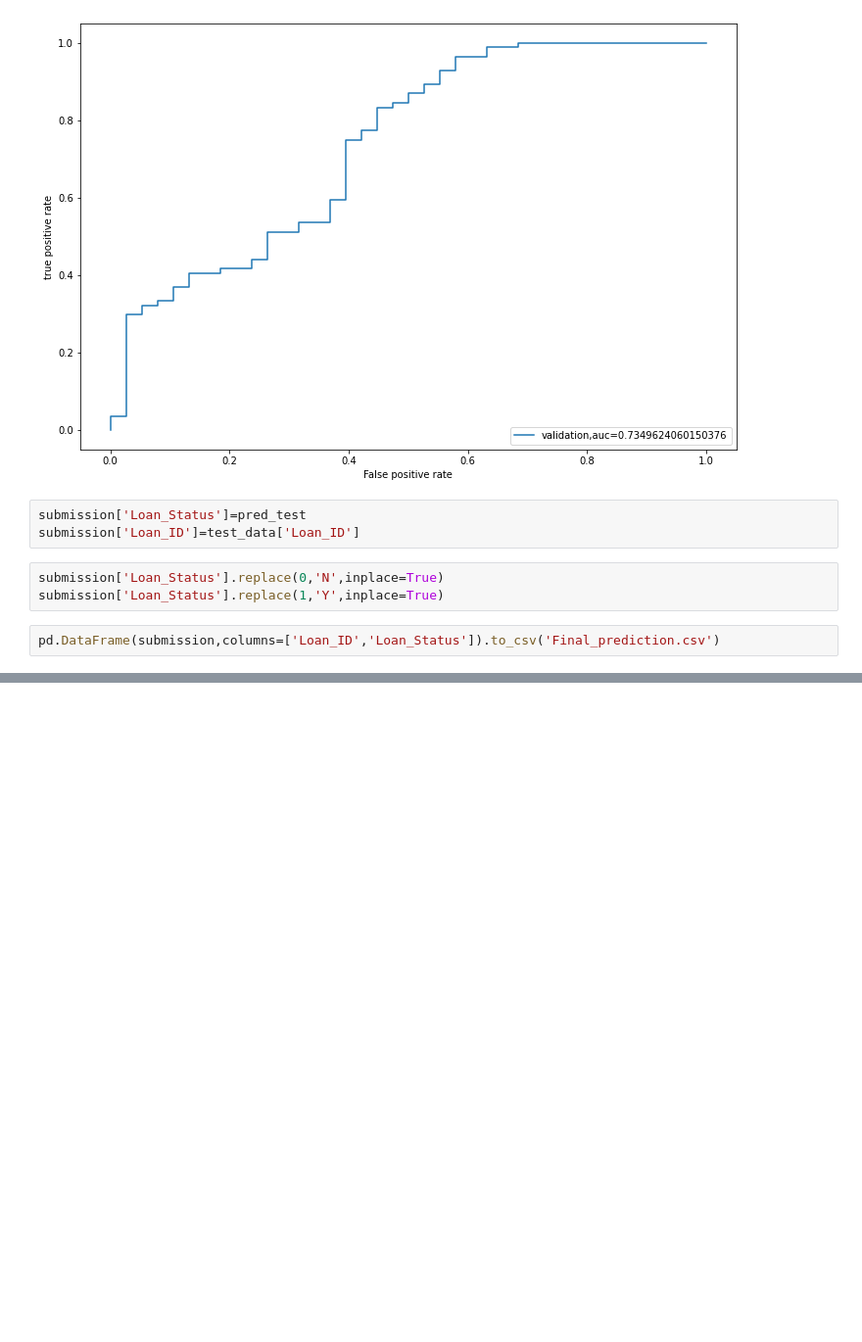
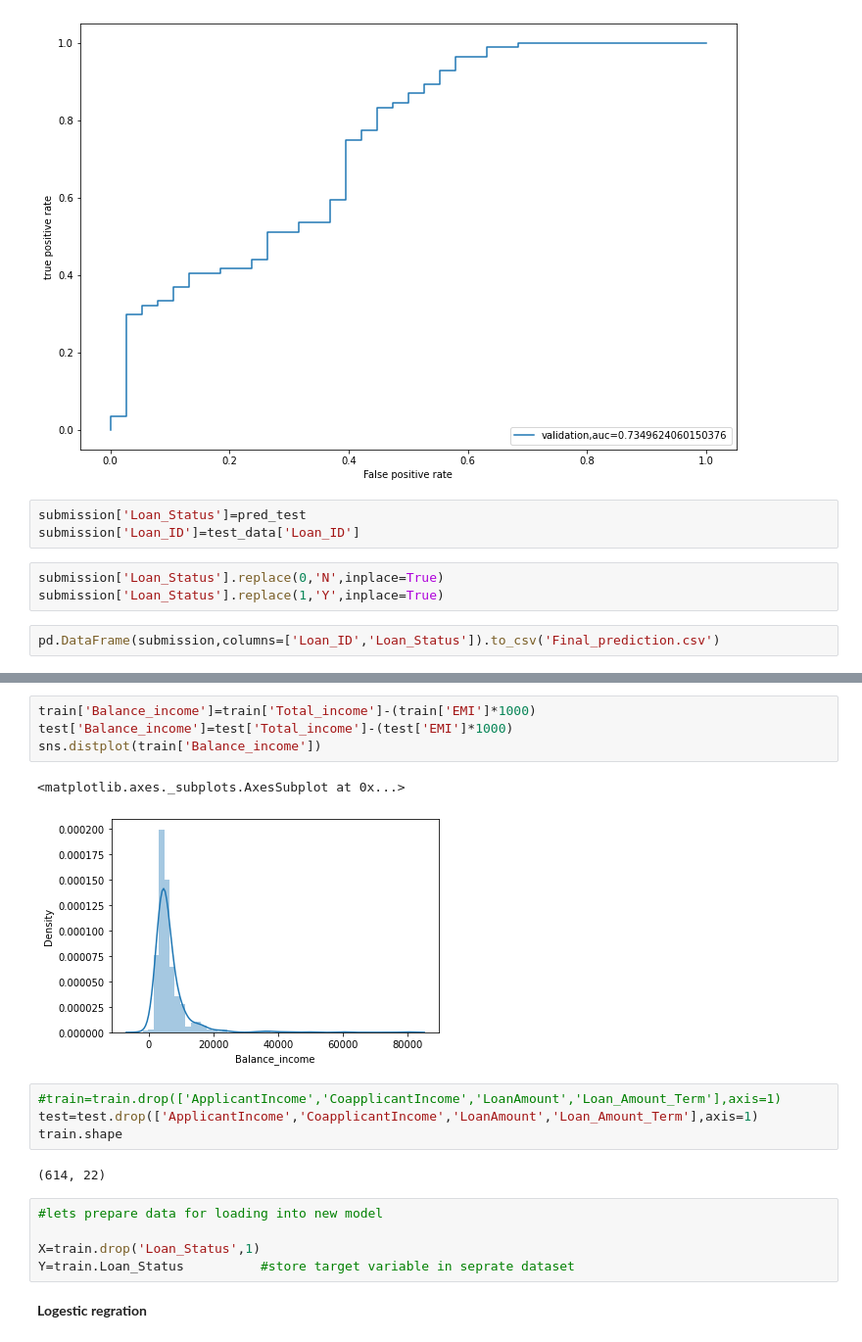
Before and after one commit to Krishan-Kumar-kk/Classification_problems_-ml, a Jupyter notebook: Loan_Prediction4.ipynb, the cells around one changed output, grey strips where cells are left out. Shown at 98% size. Cells and saved outputs as stored; diff of their text form; blank space fills up the shorter version.

```diff
--- a/Loan_Prediction4.ipynb
+++ b/Loan_Prediction4.ipynb
@@ -519,0 +545,20 @@ pd.DataFrame(submission,columns=['Loan_ID','Loan_Status']).to_csv('Final_predict
+# %%
+train['Balance_income']=train['Total_income']-(train['EMI']*1000)
+test['Balance_income']=test['Total_income']-(test['EMI']*1000)
+sns.distplot(train['Balance_income'])
+# %% [output]
+<matplotlib.axes._subplots.AxesSubplot at 0x...>
+[figure, added]
+# %%
+#train=train.drop(['ApplicantIncome','CoapplicantIncome','LoanAmount','Loan_Amount_Term'],axis=1)
+test=test.drop(['ApplicantIncome','CoapplicantIncome','LoanAmount','Loan_Amount_Term'],axis=1)
+train.shape
+# %% [output]
+(614, 22)
+# %%
+#lets prepare data for loading into new model
+
+X=train.drop('Loan_Status',1)
+Y=train.Loan_Status          #store target variable in seprate dataset
+# %% [markdown]
+**Logestic regration**
```
Also changed, not shown: parts of 10 cells of this notebook.
